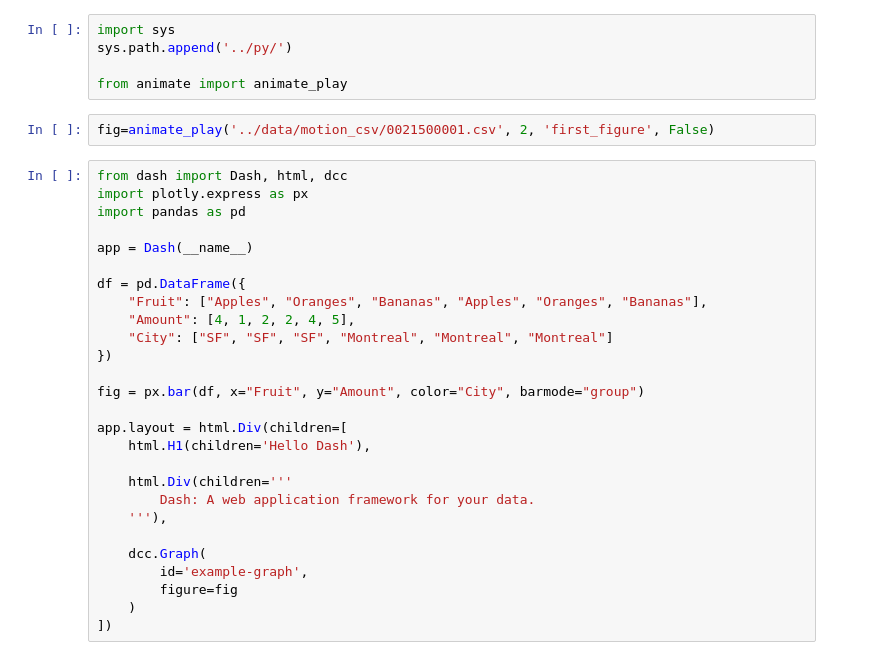
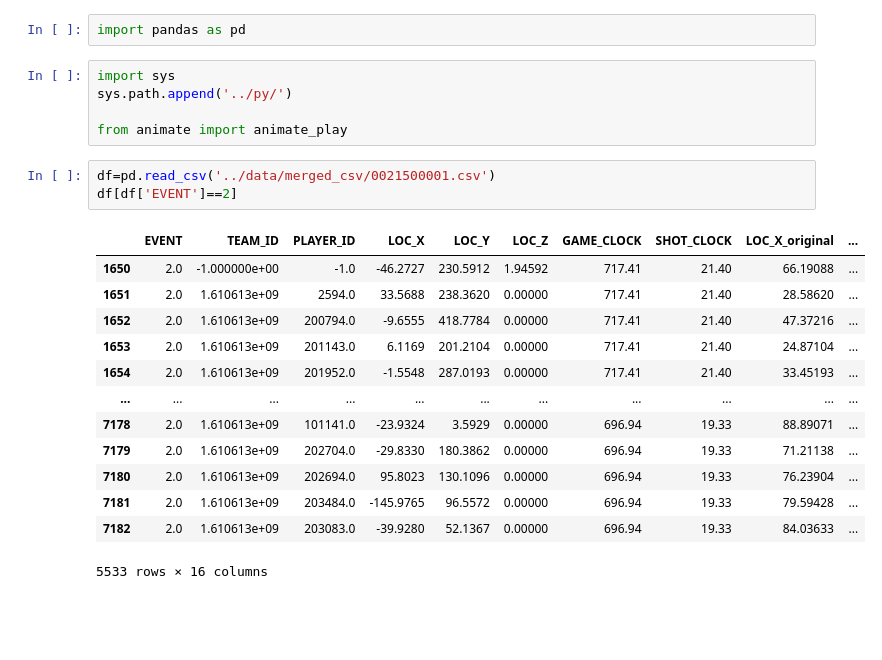
Before and after one commit to NicholasHoffs/SportVU, a Jupyter notebook: notebooks/DashboardTests.ipynb, the cells around one changed output. Drawn from its saved outputs; the diff is of its cells as text; blank space fills up the shorter version.

```diff
--- a/notebooks/DashboardTests.ipynb
+++ b/notebooks/DashboardTests.ipynb
@@ -1,34 +1,24 @@
+# %%
+import pandas as pd
 # %%
 import sys
 sys.path.append('../py/')
 
 from animate import animate_play
-# %%
-fig=animate_play('../data/motion_csv/0021500001.csv', 2, 'first_figure', False)
-# %%
-from dash import Dash, html, dcc
-import plotly.express as px
-import pandas as pd
-
-app = Dash(__name__)
-
-df = pd.DataFrame({
-    "Fruit": ["Apples", "Oranges", "Bananas", "Apples", "Oranges", "Bananas"],
-    "Amount": [4, 1, 2, 2, 4, 5],
-    "City": ["SF", "SF", "SF", "Montreal", "Montreal", "Montreal"]
-})
-
-fig = px.bar(df, x="Fruit", y="Amount", color="City", barmode="group")
-
-app.layout = html.Div(children=[
-    html.H1(children='Hello Dash'),
-
-    html.Div(children='''
-        Dash: A web application framework for your data.
-    '''),
-
-    dcc.Graph(
-        id='example-graph',
-        figure=fig
-    )
-])
+# %%
+df=pd.read_csv('../data/merged_csv/0021500001.csv')
+df[df['EVENT']==2]
+# %% [output]
+|  | EVENT | TEAM_ID | PLAYER_ID | LOC_X | LOC_Y | LOC_Z | GAME_CLOCK | SHOT_CLOCK | LOC_X_original | ... |
+| 1650 | 2.0 | -1.000000e+00 | -1.0 | -46.2727 | 230.5912 | 1.94592 | 717.41 | 21.40 | 66.19088 | ... |
+| 1651 | 2.0 | 1.610613e+09 | 2594.0 | 33.5688 | 238.3620 | 0.00000 | 717.41 | 21.40 | 28.58620 | ... |
+| 1652 | 2.0 | 1.610613e+09 | 200794.0 | -9.6555 | 418.7784 | 0.00000 | 717.41 | 21.40 | 47.37216 | ... |
+| 1653 | 2.0 | 1.610613e+09 | 201143.0 | 6.1169 | 201.2104 | 0.00000 | 717.41 | 21.40 | 24.87104 | ... |
+| 1654 | 2.0 | 1.610613e+09 | 201952.0 | -1.5548 | 287.0193 | 0.00000 | 717.41 | 21.40 | 33.45193 | ... |
+| ... | ... | ... | ... | ... | ... | ... | ... | ... | ... | ... |
+| 7178 | 2.0 | 1.610613e+09 | 101141.0 | -23.9324 | 3.5929 | 0.00000 | 696.94 | 19.33 | 88.89071 | ... |
+| 7179 | 2.0 | 1.610613e+09 | 202704.0 | -29.8330 | 180.3862 | 0.00000 | 696.94 | 19.33 | 71.21138 | ... |
+| 7180 | 2.0 | 1.610613e+09 | 202694.0 | 95.8023 | 130.1096 | 0.00000 | 696.94 | 19.33 | 76.23904 | ... |
+| 7181 | 2.0 | 1.610613e+09 | 203484.0 | -145.9765 | 96.5572 | 0.00000 | 696.94 | 19.33 | 79.59428 | ... |
+| 7182 | 2.0 | 1.610613e+09 | 203083.0 | -39.9280 | 52.1367 | 0.00000 | 696.94 | 19.33 | 84.03633 | ... |
+5533 rows × 16 columns
```
Also changed, not shown: parts of 2 cells of this notebook, 12 other files.
